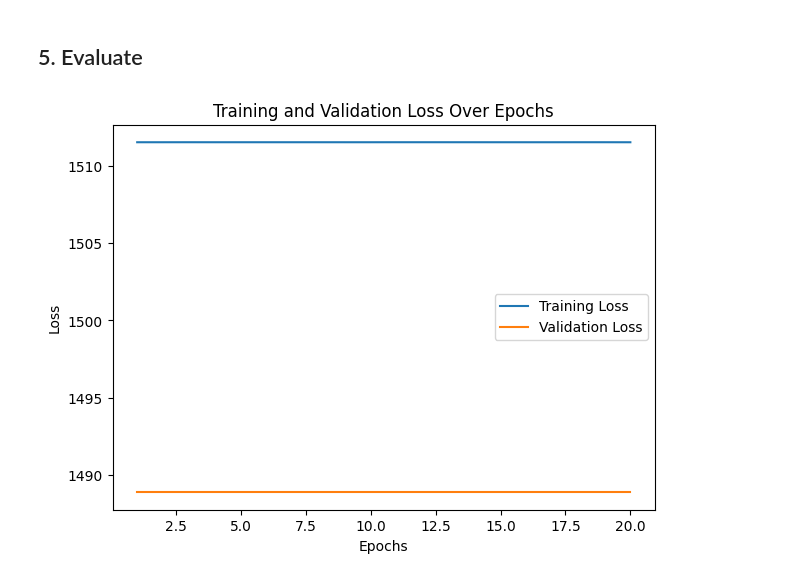
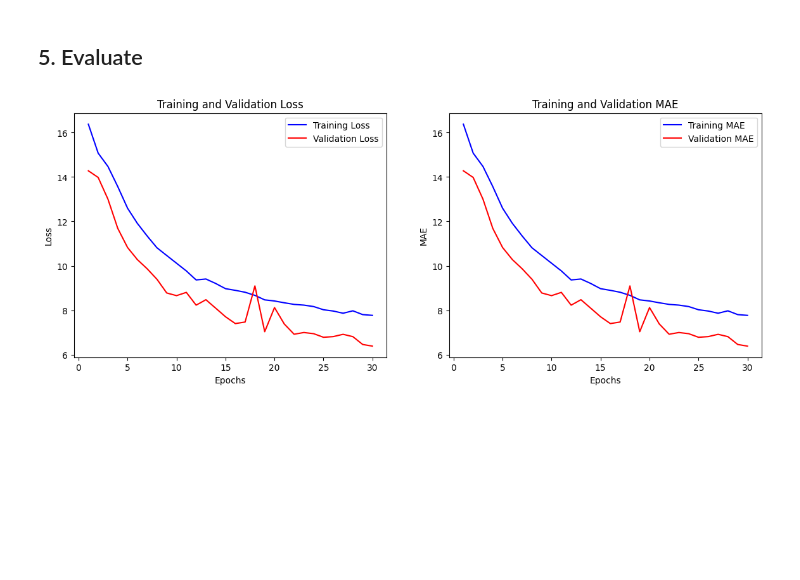
Before and after one commit to JagoOgaj/SAE_S5, a Jupyter notebook: model/model.ipynb, the cells around one changed output. Saved outputs shown, nothing was run; the diff lists cells and outputs as text; code cells hidden in the pictures; blank space fills up the shorter version.

Commit message:
Add prediction age model

```diff
--- a/model/model.ipynb
+++ b/model/model.ipynb
@@ -715,0 +703,3 @@ df.head()
+# %%
+pixels = np.array(pixels)
+age_labels = np.array(age_labels, np.uint64)
@@ -753,0 +750,2 @@ Test set shape: (3557, 128, 128, 1) (3557,)
+# %%
+X_train, X_test, y_train, y_test = train_test_split(pixels, age_labels, random_state = 93)
@@ -784,7 +800,7 @@ model2.add(Dense(1, activation='relu'))
 # %%
 # Compile model
 
-model2.compile(optimizer=Adam(), loss='mean_squared_error', metrics=['mae'])
+model.compile(optimizer='adam', loss='mean_absolute_error', metrics=['mae'])
 # %%
 # Summary
 
@@ -830,0 +855,7 @@ NameError: name 'model2' is not defined
+# %%
+history = model.fit(
+  datagen.flow(X_train, y_train, batch_size=64),
+  validation_data=(X_test, y_test),
+  epochs=30,
+  callbacks=[checkpoint]
+)
@@ -835,16 +883,33 @@ NameError: name 'model2' is not defined
 import matplotlib.pyplot as plt
 # %%
-training_loss = history2.history['loss']
-validation_loss = history2.history['val_loss']
-epochs = range(1, len(training_loss) + 1)
+train_loss = history.history['loss']
+val_loss = history.history['val_loss']
+train_mae = history.history['mae']
+val_mae = history.history['val_mae']
 
-plt.figure(figsize=(7, 5))
-plt.plot(epochs, training_loss, label='Training Loss')
-plt.plot(epochs, validation_loss, label='Validation Loss')
-plt.title('Training and Validation Loss Over Epochs')
+# Créer les graphiques
+epochs = range(1, len(train_loss) + 1)
+
+plt.figure(figsize=(14, 5))
+
+# Graphique de la loss
+plt.subplot(1, 2, 1)
+plt.plot(epochs, train_loss, 'b-', label='Training Loss')
+plt.plot(epochs, val_loss, 'r-', label='Validation Loss')
+plt.title('Training and Validation Loss')
 plt.xlabel('Epochs')
 plt.ylabel('Loss')
 plt.legend()
+
+# Graphique du MAE
+plt.subplot(1, 2, 2)
+plt.plot(epochs, train_mae, 'b-', label='Training MAE')
+plt.plot(epochs, val_mae, 'r-', label='Validation MAE')
+plt.title('Training and Validation MAE')
+plt.xlabel('Epochs')
+plt.ylabel('MAE')
+plt.legend()
+
 plt.show()
 # %% [output]
-[figure, old version]
+[figure, new version]
```
Also changed, not shown: parts of 24 cells of this notebook.
